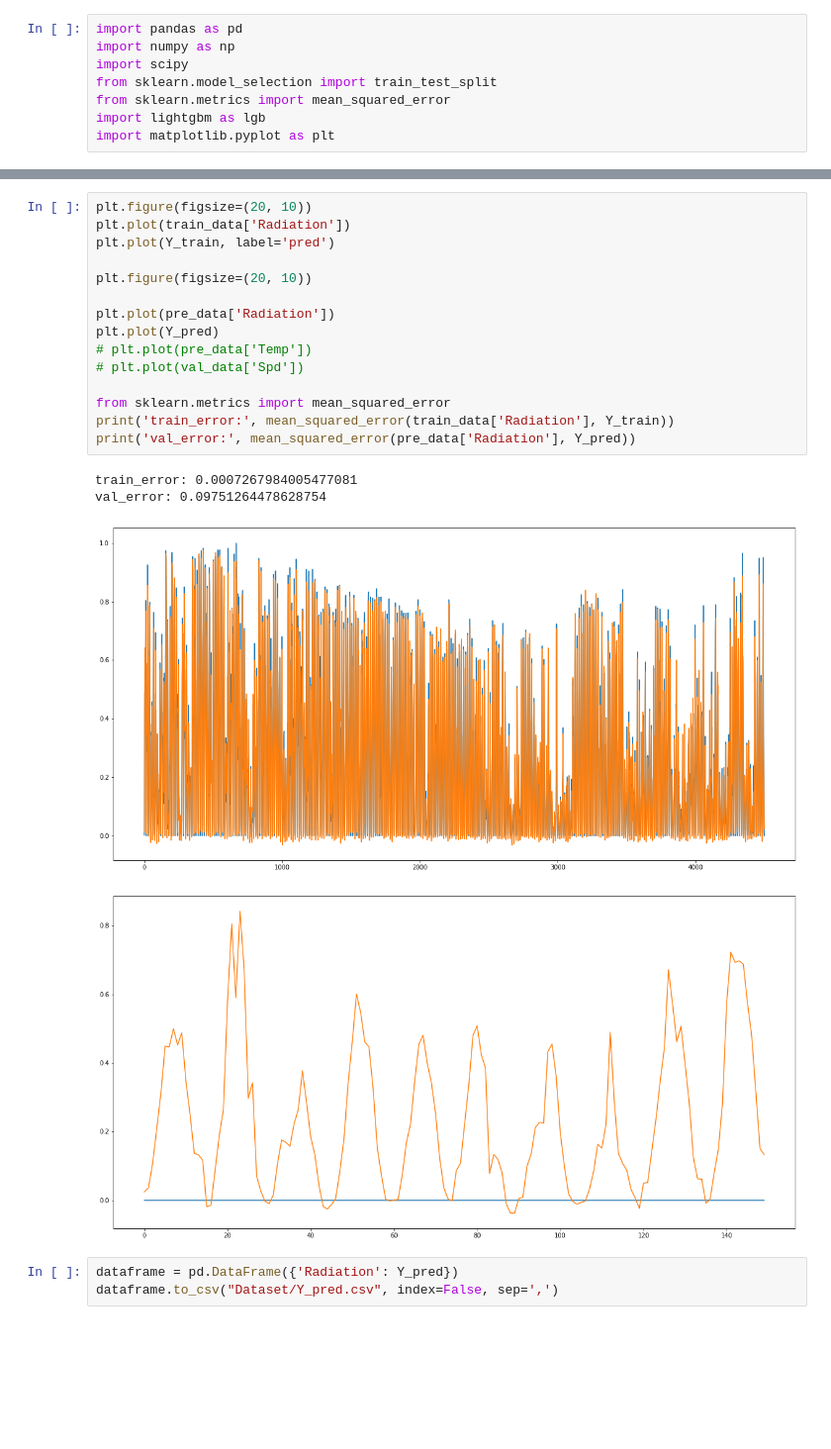
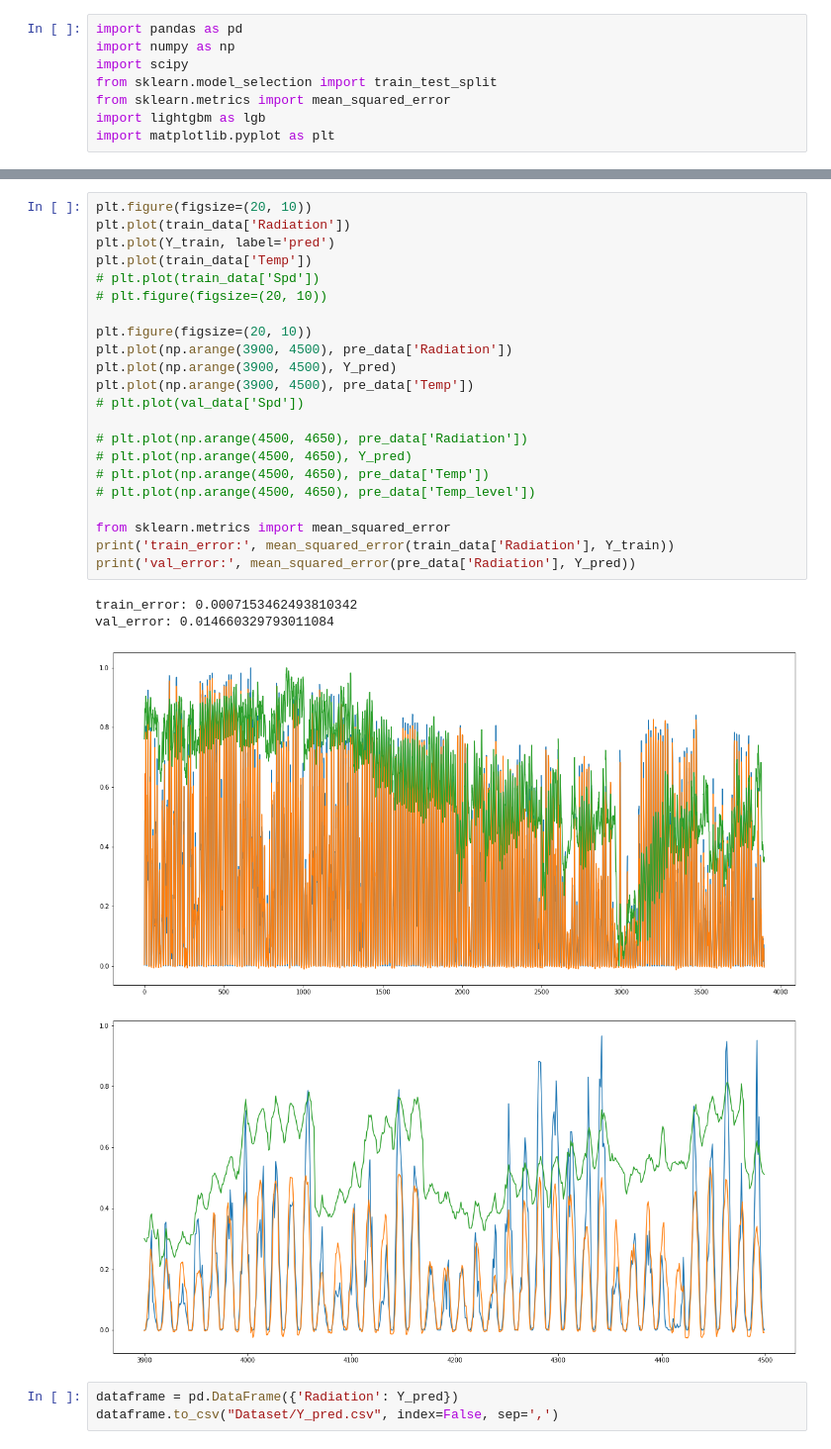
Before and after one commit to WryBin/Elec3, a Jupyter notebook: LightGBM.ipynb, the cells around one changed output, grey strips where cells are left out. Shown at 99% size. Cells and saved outputs as stored; diff of their text form; blank space fills up the shorter version.

```diff
--- a/LightGBM.ipynb
+++ b/LightGBM.ipynb
@@ -96,23 +128,30 @@ See the caveats in the documentation: https://pandas.pydata.org/pandas-docs/stab
 # %%
 plt.figure(figsize=(20, 10))
 plt.plot(train_data['Radiation'])
 plt.plot(Y_train, label='pred')
+plt.plot(train_data['Temp'])
+# plt.plot(train_data['Spd'])
+# plt.figure(figsize=(20, 10))
 
 plt.figure(figsize=(20, 10))
+plt.plot(np.arange(3900, 4500), pre_data['Radiation'])
+plt.plot(np.arange(3900, 4500), Y_pred)
+plt.plot(np.arange(3900, 4500), pre_data['Temp'])
+# plt.plot(val_data['Spd'])
 
-plt.plot(pre_data['Radiation'])
-plt.plot(Y_pred)
-# plt.plot(pre_data['Temp'])
-# plt.plot(val_data['Spd'])
+# plt.plot(np.arange(4500, 4650), pre_data['Radiation'])
+# plt.plot(np.arange(4500, 4650), Y_pred)
+# plt.plot(np.arange(4500, 4650), pre_data['Temp'])
+# plt.plot(np.arange(4500, 4650), pre_data['Temp_level'])
 
 from sklearn.metrics import mean_squared_error
 print('train_error:', mean_squared_error(train_data['Radiation'], Y_train))
 print('val_error:', mean_squared_error(pre_data['Radiation'], Y_pred))
 # %% [output]
-train_error: 0.0007267984005477081
-val_error: 0.09751264478628754
+train_error: 0.0007153462493810342
+val_error: 0.014660329793011084
-[figure, old version]
+[figure, new version]
-[figure, old version]
+[figure, new version]
 # %%
 dataframe = pd.DataFrame({'Radiation': Y_pred})
 dataframe.to_csv("Dataset/Y_pred.csv", index=False, sep=',')
```
Also changed, not shown: parts of 1 cell of this notebook.
